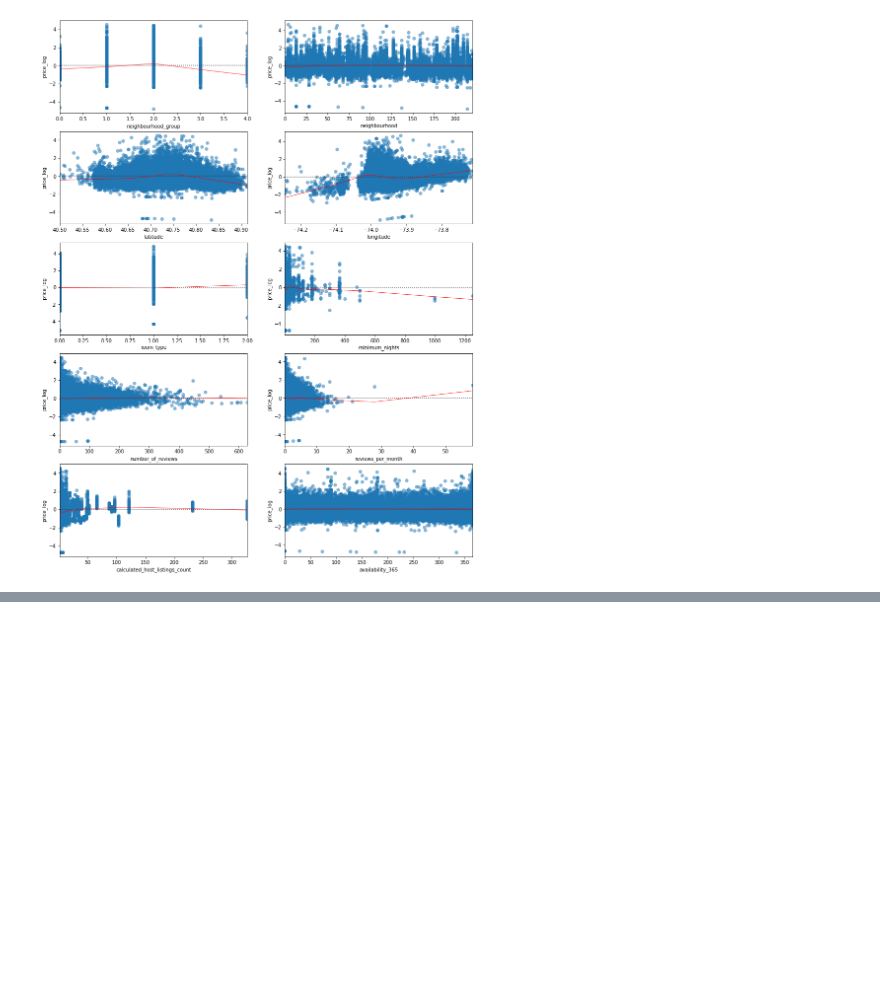
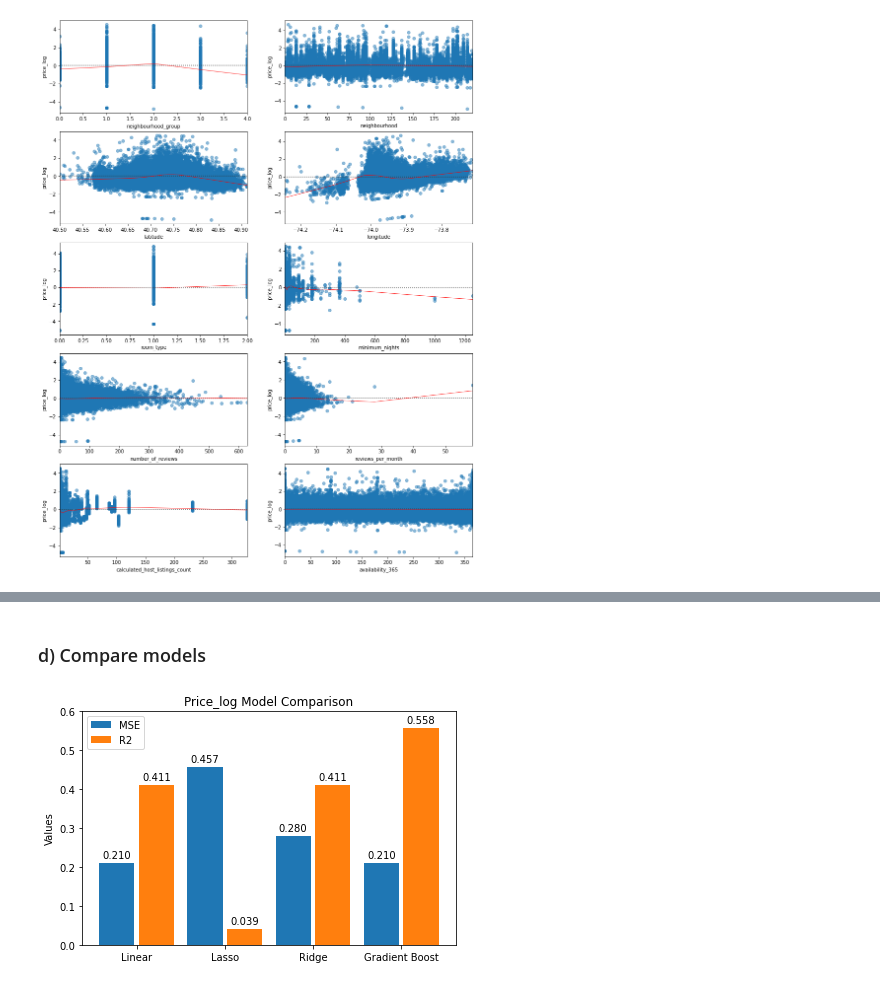
Before and after one commit to wowNorth0516/5243project, a Jupyter notebook: 5243Project.ipynb, the cells around one changed output, grey strips where cells are left out. Cells and saved outputs as stored; diff of their text form; code cells hidden in the pictures; blank space fills up the shorter version.

```diff
--- a/5243Project.ipynb
+++ b/5243Project.ipynb
@@ -337,0 +277,7 @@ Please also refer to the documentation for alternative solver options:
+# %%
+# split data into training and test sets
+X = df1[['neighbourhood_group','neighbourhood','room_type','minimum_nights','number_of_reviews',
+         'reviews_per_month','calculated_host_listings_count','availability_365']]
+y1 = df1['price_log']
+y2 = df1['price_dummy']
+X_train, X_test, y1_train, y1_test, y2_train, y2_test = train_test_split(X, y1, y2, test_size = 0.2, random_state = 100)
@@ -337,0 +385,41 @@ Please also refer to the documentation for alternative solver options:
+# %% [markdown]
+### d) Compare models
+# %%
+# Collect model names, accuracy, and F1 scores
+models_1 = ['Linear', 'Lasso', 'Ridge', 'Gradient Boost']
+models_2 = ['Linear', 'Lasso', 'Logistic', 'Ridge', 'Gradient Boost']
+MSEs = [linear_MSE, lasso_MSE, ridge_MSE, gbr_MSE]
+R2s = [linear_R2, lasso_R2, ridge_R2, gbr_R2]
+accuracy_scores = [linear_accuracy, lasso_accuracy, logit_accuracy, ridge_accuracy, gb_accuracy]
+f1_scores = [linear_f1, lasso_f1, logit_f1, ridge_f1, gb_f1]
+# %%
+# Set up the plot
+x = np.arange(len(models_1))
+width = 0.4
+fig, ax = plt.subplots()
+rects1 = ax.bar(x - width/2 - 0.025, MSEs, width, label='MSE')
+rects2 = ax.bar(x + width/2 + 0.025, R2s, width, label='R2')
+
+# Add labels, title and custom x-axis tick labels
+ax.set_ylabel('Values')
+ax.set_title('Price_log Model Comparison')
+ax.set_xticks(x)
+ax.set_xticklabels(models_1)
+ax.legend()
+ax.set_ylim(0, 0.6)
+# Create a function to display the values on top of the bars
+def autolabel(rects):
+    for rect in rects:
+        height = rect.get_height()
+        ax.annotate('{:.3f}'.format(height),
+                    xy=(rect.get_x() + rect.get_width() / 2, height),
+                    xytext=(0, 3),
+                    textcoords="offset points",
+                    ha='center', va='bottom')
+
+autolabel(rects1)
+autolabel(rects2)
+fig.tight_layout()
+plt.show()
+# %% [output]
+[figure, added]
```
Also changed, not shown: parts of 18 cells of this notebook.
